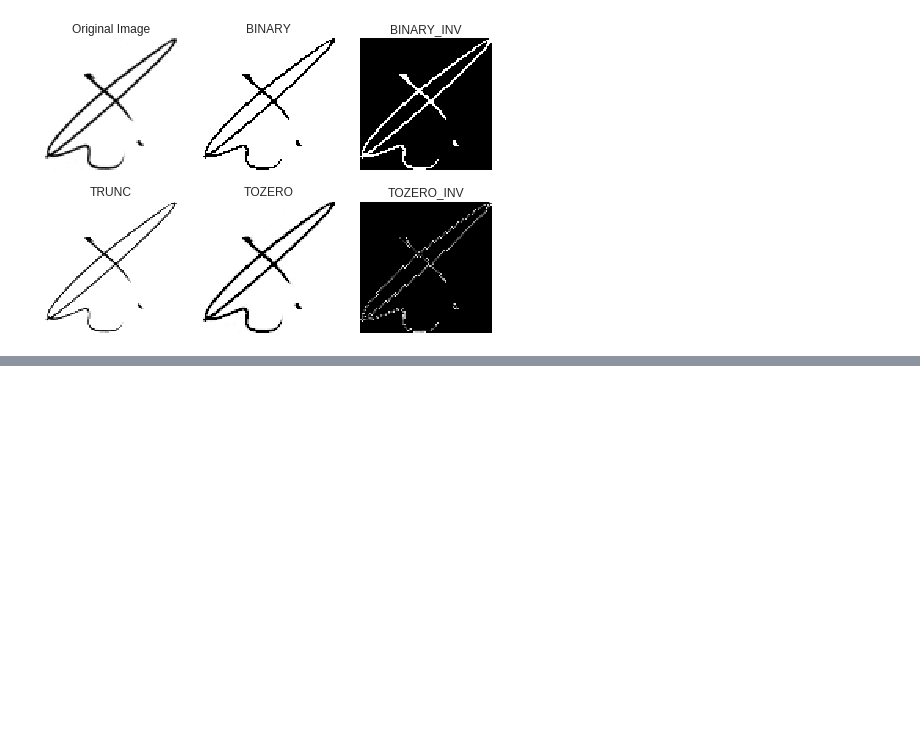
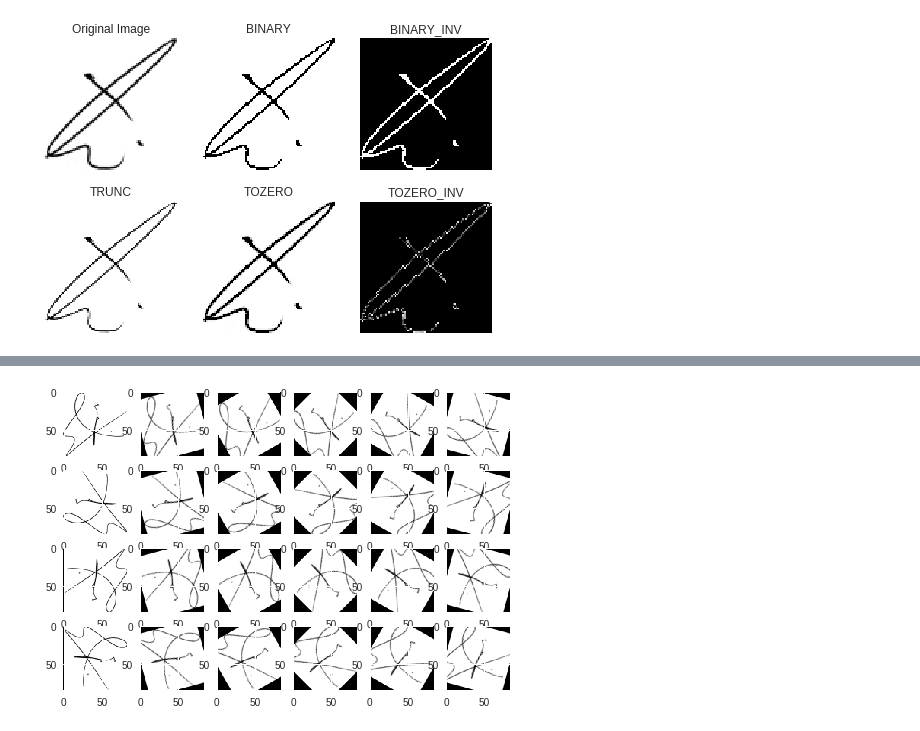
Before and after one commit to sbh69840/FLANN_lsh-mnist, a Jupyter notebook: Signature_demo.ipynb, the cells around one changed output, grey strips where cells are left out. Cells and saved outputs as stored; diff of their text form; code cells hidden in the pictures; blank space fills up the shorter version.

```diff
--- a/Signature_demo.ipynb
+++ b/Signature_demo.ipynb
@@ -115,0 +150,12 @@ plt.show()
+# %%
+#Using imutils.rotate_bound to avoid the image being cut during normal rotate
+#as given by https://www.pyimagesearch.com/2017/01/02/rotate-images-correctly
+#-with-opencv-and-python/
+#For rotation without bounds
+#Some
+for ind,angle in enumerate(np.arange(0, 360, 15)):
+  rotated = imutils.rotate(img_new, angle)
+  plt.subplot(4,6,ind+1)
+  plt.imshow(rotated,cmap=plt.get_cmap("gray"))
+# %% [output]
+[figure, added]
```
Also changed, not shown: parts of 9 cells of this notebook.
